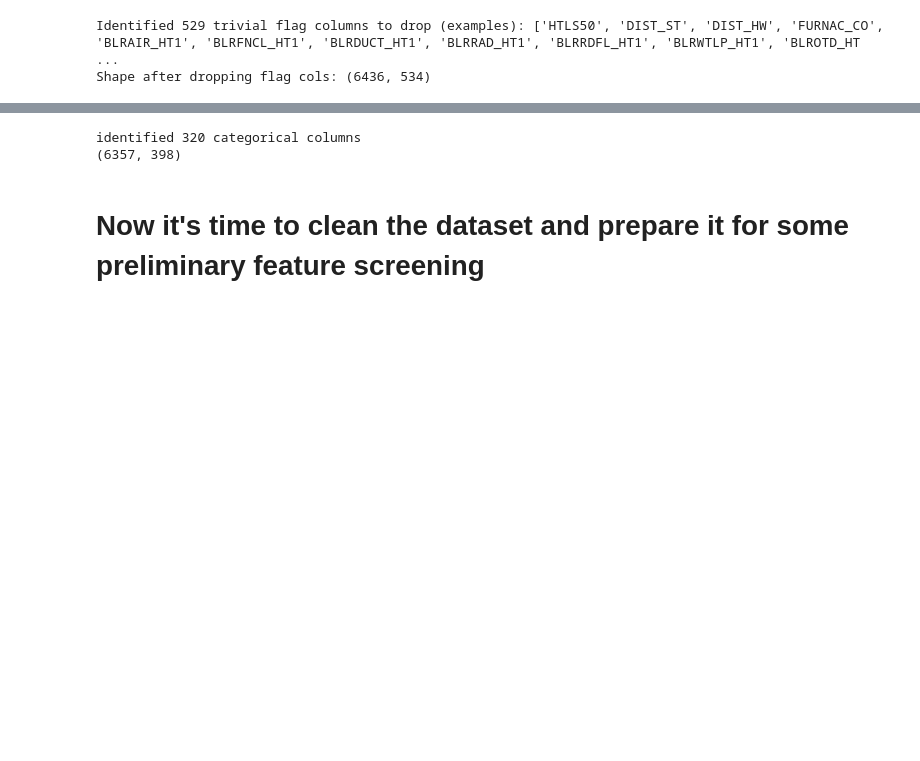
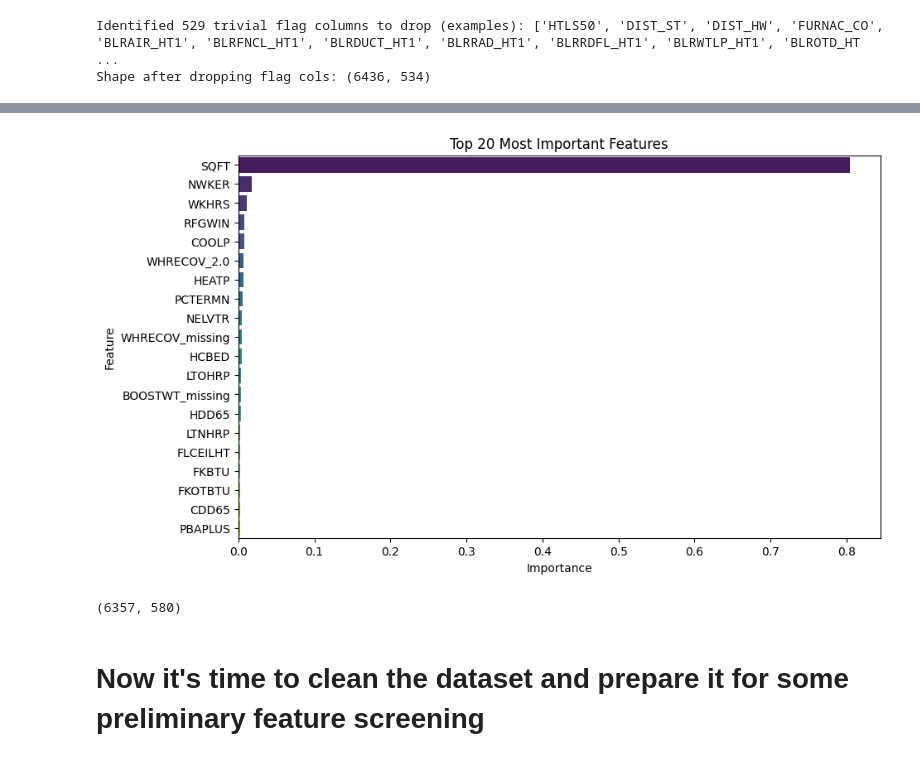
Before and after one commit to dgorin1/CBECS_portfolio, a Jupyter notebook: notebooks/01_eda.ipynb, the cells around one changed output, grey strips where cells are left out. Saved outputs shown, nothing was run; the diff lists cells and outputs as text; code cells hidden in the pictures; blank space fills up the shorter version.

Commit message:
explored initial feature importances

```diff
--- a/notebooks/01_eda.ipynb
+++ b/notebooks/01_eda.ipynb
@@ -345 +349,4 @@ Shape after dropping flag cols: (6436, 534)
+# %%
+# Remove rows
+df = df.dropna(subset = ["LOG_MFBTU"])
 # %% [markdown]
@@ -358,0 +450,10 @@ Index(['REGION', 'CENDIV', 'PBA', 'PUBCLIM', 'SQFT', 'WLCNS', 'RFCNS', 'RFCOOL',
+# %%
+# Now we'll train a random forest...
+# Fit Random Forest model
+X = df_final.drop(["LOG_MFBTU","MFBTU"], axis=1)
+y = df_final.LOG_MFBTU
+
+
+x_train, x_test, y_train, y_test = train_test_split(X,y,test_size = 0.7,random_state = 10)
+rf = RandomForestRegressor(n_estimators=100, random_state=1)
+rf.fit(x_train, y_train)  # Assuming X is your feature matrix and y is your target variable
@@ -359,18 +506,18 @@ Index(['REGION', 'CENDIV', 'PBA', 'PUBCLIM', 'SQFT', 'WLCNS', 'RFCNS', 'RFCOOL',
 # %%
-# Target columns
+# Sort the features by importance
+top_features = features_df.sort_values(by='Importance', ascending=False).head(20)
 
-target_cols = ["MFBTU","LOG_MFBTU"]
-
-# According to the documentation, no category has more than 56 categories. We'll call everything with 56 or fewer unique integers to be categorical
-cat_cols = [c for c in df.columns
-            if c not in target_cols
-            and (df[c].nunique() <= 10)]
-
-print(f"identified {len(cat_cols)} categorical columns")
-print(df.shape)
+# Plotting the top 20 most important features using Seaborn
+plt.figure(figsize=(10, 6))
+sns.barplot(x='Importance', y='Feature', data=top_features, palette='viridis')
+plt.title('Top 20 Most Important Features')
+plt.xlabel('Importance')
+plt.ylabel('Feature')
+plt.show()
+X.shape
 # %% [output]
+[figure, added]
-identified 320 categorical columns
-(6357, 398)
+(6357, 580)
 # %% [markdown]
 # Now it's time to clean the dataset and prepare it for some preliminary feature screening
 # %%
```
Also changed, not shown: parts of 10 cells of this notebook, 1 other file.
